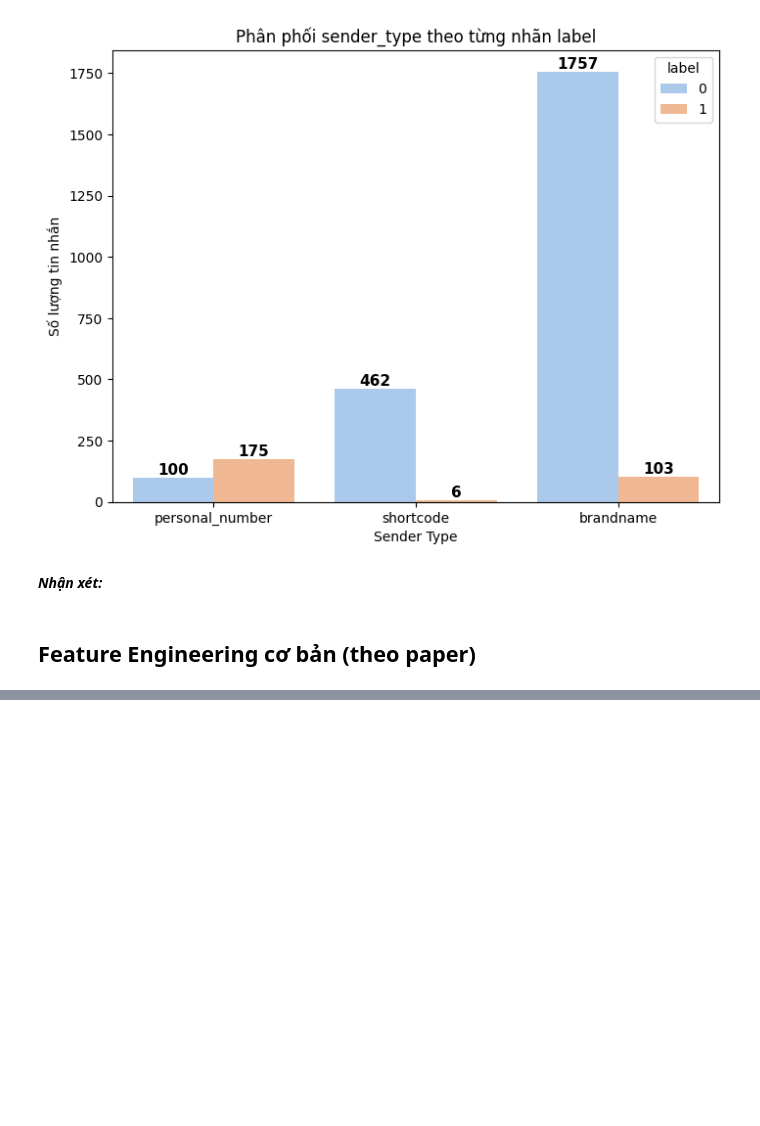
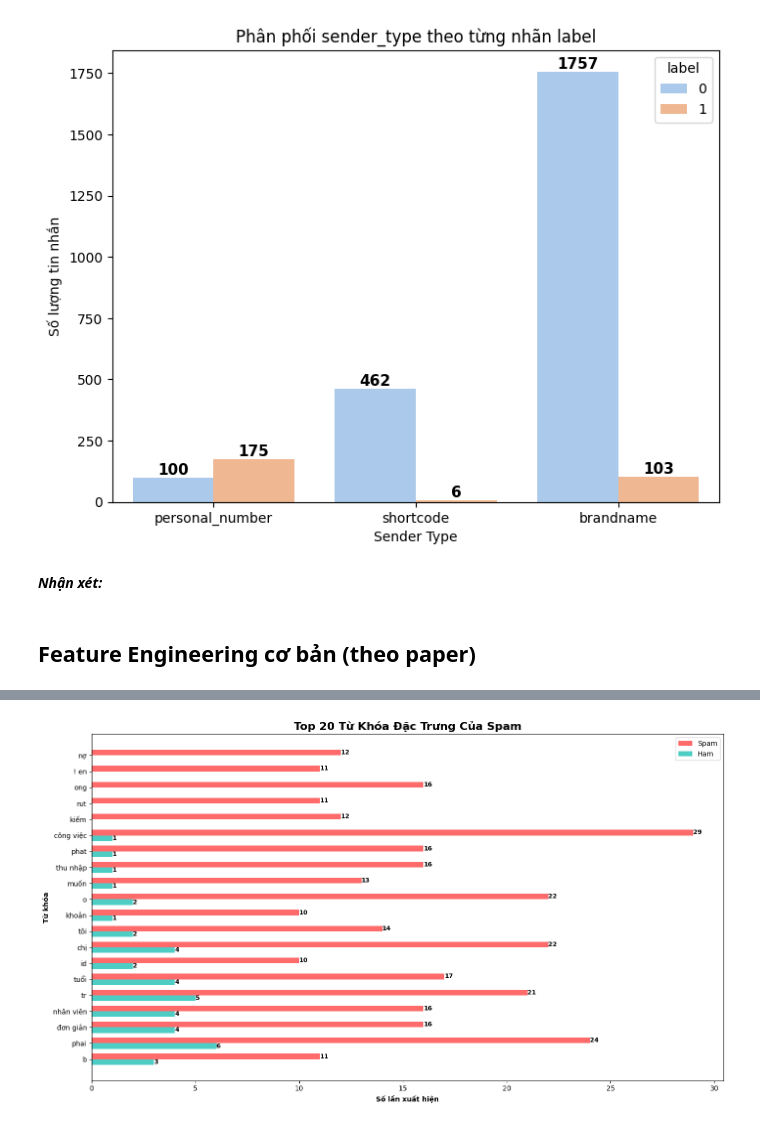
Before and after one commit to duynguyenhoang22/IE403_DoAnCuoiKy, a Jupyter notebook: EDA.ipynb, the cells around one changed output, grey strips where cells are left out. Saved outputs shown, nothing was run; the diff lists cells and outputs as text; code cells hidden in the pictures; blank space fills up the shorter version.

```diff
--- a/EDA.ipynb
+++ b/EDA.ipynb
@@ -326,0 +284,13 @@ KeyboardInterrupt:
+# %%
+# Top 30 từ phổ biến trong Spam
+print("\n" + "="*60)
+print("TOP 30 TỪ PHỔ BIẾN NHẤT TRONG SPAM")
+print("="*60)
+for word, count in spam_counter.most_common(30):
+    print(f"{word:<20} : {count:>5} lần")
+
+print("\n" + "="*60)
+print("TOP 30 TỪ PHỔ BIẾN NHẤT TRONG HAM")
+print("="*60)
+for word, count in ham_counter.most_common(30):
+    print(f"{word:<20} : {count:>5} lần")
@@ -326,0 +382,39 @@ KeyboardInterrupt:
+# %%
+# Vẽ biểu đồ top từ khóa đặc trưng
+import matplotlib.pyplot as plt
+
+# Lấy top 20 từ đặc trưng nhất
+top_words = sorted_distinctive[:20]
+words = [w[0] for w in top_words]
+spam_counts = [w[1]['spam_count'] for w in top_words]
+ham_counts = [w[1]['ham_count'] for w in top_words]
+
+# Vẽ biểu đồ so sánh
+x = np.arange(len(words))
+width = 0.35
+
+fig, ax = plt.subplots(figsize=(14, 8))
+bars1 = ax.barh(x - width/2, spam_counts, width, label='Spam', color='#ff6b6b')
+bars2 = ax.barh(x + width/2, ham_counts, width, label='Ham', color='#4ecdc4')
+
+ax.set_ylabel('Từ khóa', fontweight='bold')
+ax.set_xlabel('Số lần xuất hiện', fontweight='bold')
+ax.set_title('Top 20 Từ Khóa Đặc Trưng Của Spam', fontsize=16, fontweight='bold')
+ax.set_yticks(x)
+ax.set_yticklabels(words)
+ax.legend()
+ax.invert_yaxis()  # Từ có điểm cao nhất ở trên
+
+# Thêm giá trị vào bars
+for bars in [bars1, bars2]:
+    for bar in bars:
+        width_bar = bar.get_width()
+        if width_bar > 0:
+            ax.text(width_bar, bar.get_y() + bar.get_height()/2,
+                   f'{int(width_bar)}',
+                   ha='left', va='center', fontsize=9, fontweight='bold')
+
+plt.tight_layout()
+plt.show()
+# %% [output]
+[figure, added]
```
Also changed, not shown: parts of 10 cells of this notebook, 32 other files.
